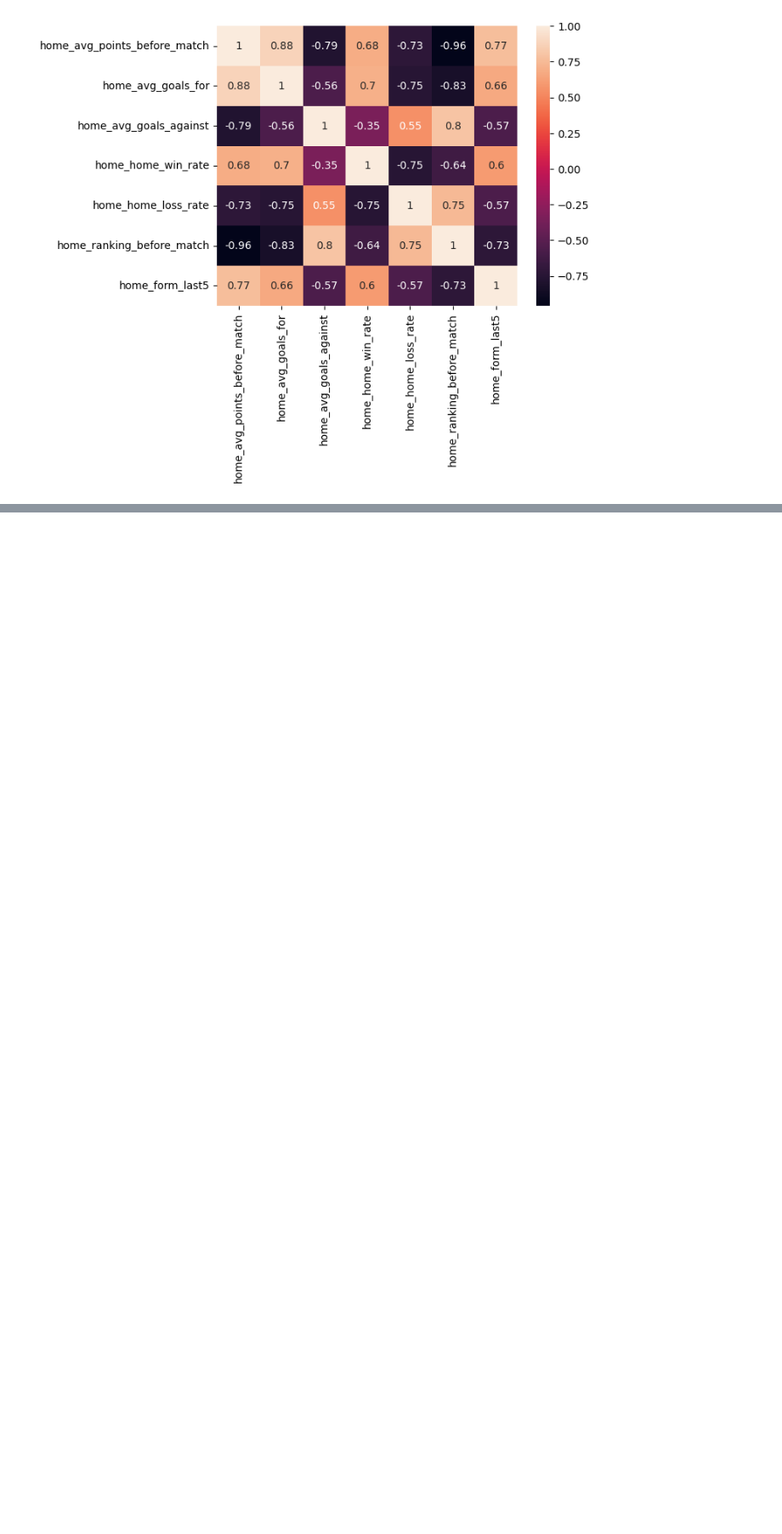
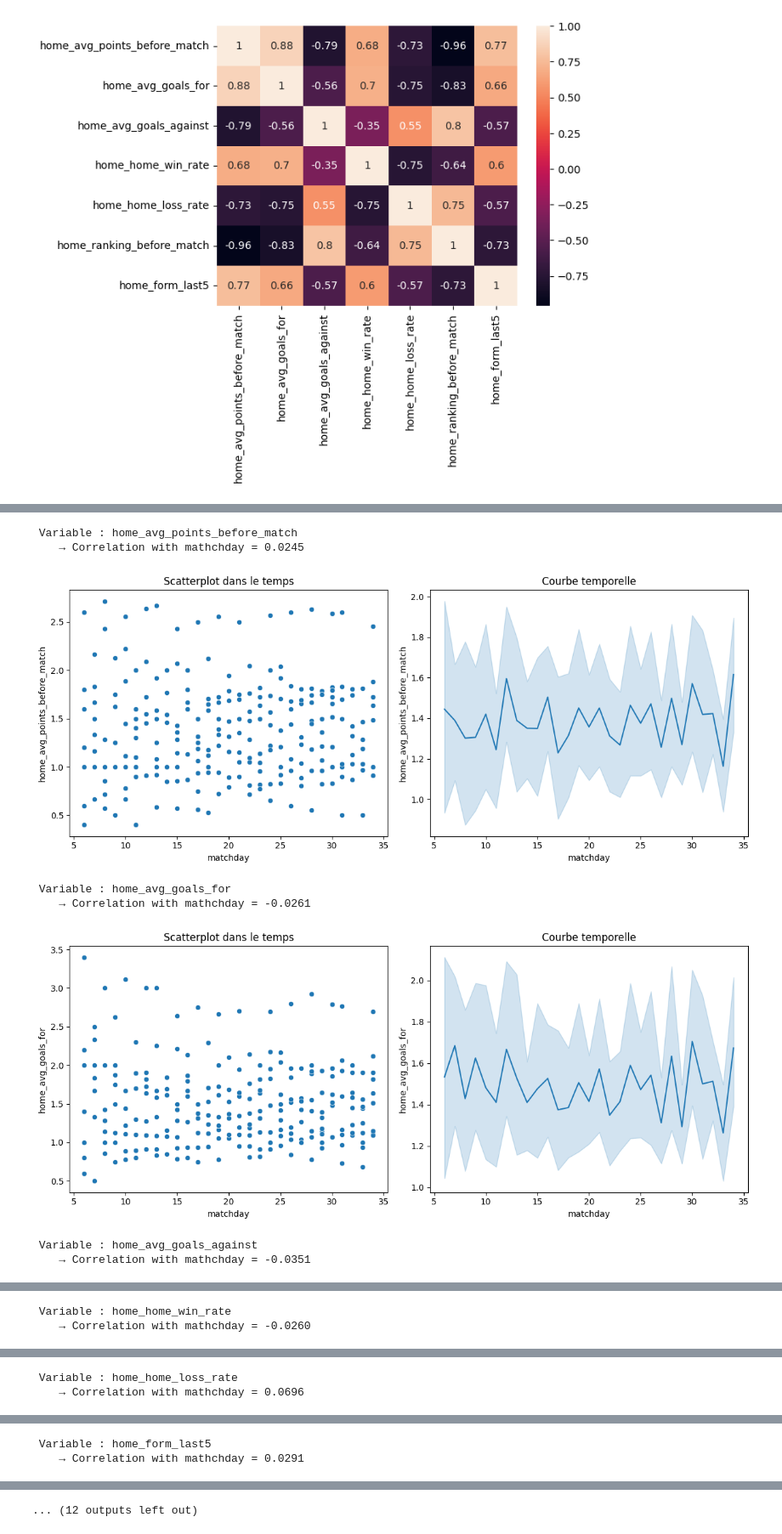
Before and after one commit to judithbreaud/ligue1_viz, a Jupyter notebook: notebooks/prediction.ipynb, the cells around one changed output, grey strips where cells are left out. Shown at 85% size. Drawn from its saved outputs; the diff is of its cells as text; code cells hidden in the pictures; blank space fills up the shorter version.

```diff
--- a/notebooks/prediction.ipynb
+++ b/notebooks/prediction.ipynb
@@ -319,0 +374,36 @@ ax = sns.heatmap(corr.iloc[8:15,8:15], annot=True)
+# %%
+for var in variable:
+    corr1=corr.loc["matchday",var]
+    print(f"\n Variable : {var}")
+    print(f"    → Correlation with mathchday = {corr1:.4f}")
+    fig, axs = plt.subplots(1, 2, figsize=(12, 5))
+
+    # Graph 1
+    sns.scatterplot(
+        data=df_for_training,
+        x="matchday",
+        y=var,
+        ax=axs[0]
+    )
+    axs[0].set_title("Scatterplot dans le temps")
+
+    # Graph 2
+    sns.lineplot(
+        data=df_for_training,
+        x="matchday",
+        y=var,
+        ax=axs[1]
+    )
+    axs[1].set_title("Courbe temporelle")
+
+    plt.tight_layout()
+    plt.show()
+# %% [output]
+ Variable : home_avg_points_before_match
+    → Correlation with mathchday = 0.0245
+[figure, added]
+ Variable : home_avg_goals_for
+    → Correlation with mathchday = -0.0261
+[figure, added]
+ Variable : home_avg_goals_against
+    → Correlation with mathchday = -0.0351
@@ -319,0 +411,2 @@ ax = sns.heatmap(corr.iloc[8:15,8:15], annot=True)
+ Variable : home_home_win_rate
+    → Correlation with mathchday = -0.0260
@@ -319,0 +414,2 @@ ax = sns.heatmap(corr.iloc[8:15,8:15], annot=True)
+ Variable : home_home_loss_rate
+    → Correlation with mathchday = 0.0696
@@ -319,0 +417,2 @@ ax = sns.heatmap(corr.iloc[8:15,8:15], annot=True)
+ Variable : home_form_last5
+    → Correlation with mathchday = 0.0291
@@ -319,0 +420 @@ ax = sns.heatmap(corr.iloc[8:15,8:15], annot=True)
+... (12 outputs left out)
```
Also changed, not shown: parts of 31 cells of this notebook.
